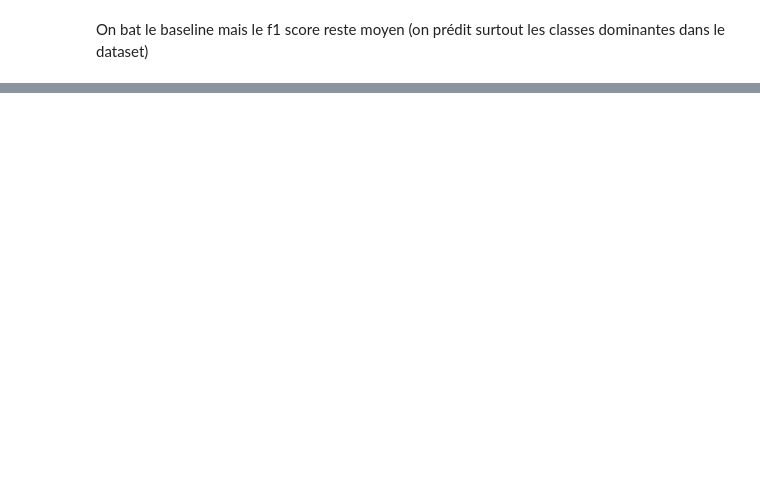
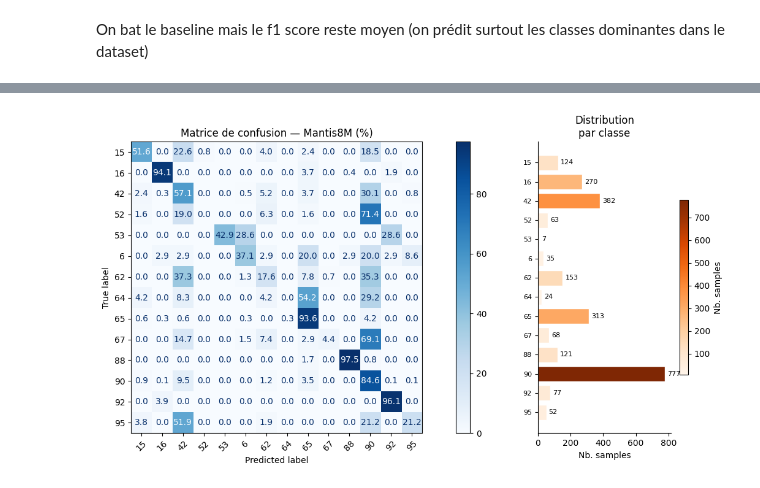
Before and after one commit to solinemignot/DL4TS, a Jupyter notebook: projet_dl.ipynb, the cells around one changed output, grey strips where cells are left out. Saved outputs shown, nothing was run; the diff lists cells and outputs as text; code cells hidden in the pictures; blank space fills up the shorter version.

```diff
--- a/projet_dl.ipynb
+++ b/projet_dl.ipynb
@@ -314,0 +390,55 @@ On bat le baseline mais le f1 score reste moyen (on prédit surtout les classes
+# %%
+y_test_arr = le.inverse_transform(np.array(y_test))
+y_pred_arr = le.inverse_transform(np.array(y_pred))
+labels = sorted(np.unique(y_test_arr))
+
+# --- Confusion matrix in % ---
+cm = confusion_matrix(y_test_arr, y_pred_arr, labels=labels)
+cm_pct = cm.astype(float) / cm.sum(axis=1, keepdims=True) * 100  # row-wise %
+
+# --- Class distribution ---
+counts = np.array([np.sum(y_test_arr == l) for l in labels])
+
+fig, axes = plt.subplots(1, 2, figsize=(14, 6),
+                          gridspec_kw={'width_ratios': [4, 1]})
+
+# LEFT: confusion matrix
+disp = ConfusionMatrixDisplay(confusion_matrix=cm_pct, display_labels=labels)
+disp.plot(ax=axes[0], cmap='Blues', colorbar=True, values_format='.1f')
+axes[0].set_title('Matrice de confusion — Mantis8M (%)')
+axes[0].tick_params(axis='x', rotation=45)
+
+# RIGHT: class distribution bar (horizontal, one cell per label)
+norm = mcolors.Normalize(vmin=counts.min(), vmax=counts.max())
+cmap = plt.cm.Oranges
+colors = [cmap(norm(c)) for c in counts]
+
+bars = axes[1].barh(
+    y=np.arange(len(labels)),
+    width=counts,
+    color=colors,
+    edgecolor='white',
+    height=0.8
+)
+
+# Annotate each bar with count
+for bar, count in zip(bars, counts):
+    axes[1].text(bar.get_width() + counts.max() * 0.02, bar.get_y() + bar.get_height() / 2,
+                 str(count), va='center', ha='left', fontsize=8)
+
+axes[1].set_yticks(np.arange(len(labels)))
+axes[1].set_yticklabels(labels, fontsize=8)
+axes[1].set_xlabel('Nb. samples')
+axes[1].set_title('Distribution\npar classe')
+axes[1].invert_yaxis()  # match label order with confusion matrix
+axes[1].spines[['top', 'right']].set_visible(False)
+
+sm = plt.cm.ScalarMappable(cmap=cmap, norm=norm)
+sm.set_array([])
+plt.colorbar(sm, ax=axes[1], label='Nb. samples', shrink=0.6)
+
+plt.tight_layout()
+plt.savefig('confusion_matrix_mantis.png', dpi=150)
+plt.show()
+# %% [output]
+[figure, added]
```
Also changed, not shown: parts of 12 cells of this notebook, 7 other files.
